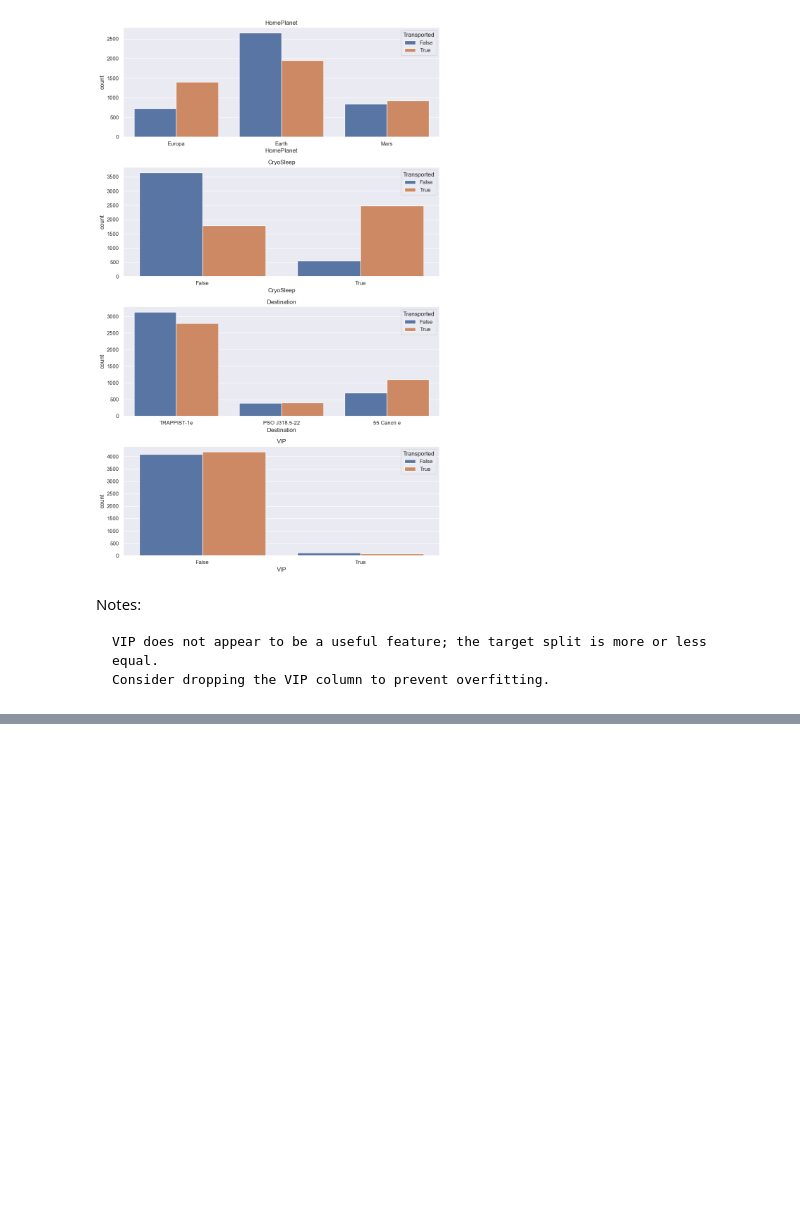
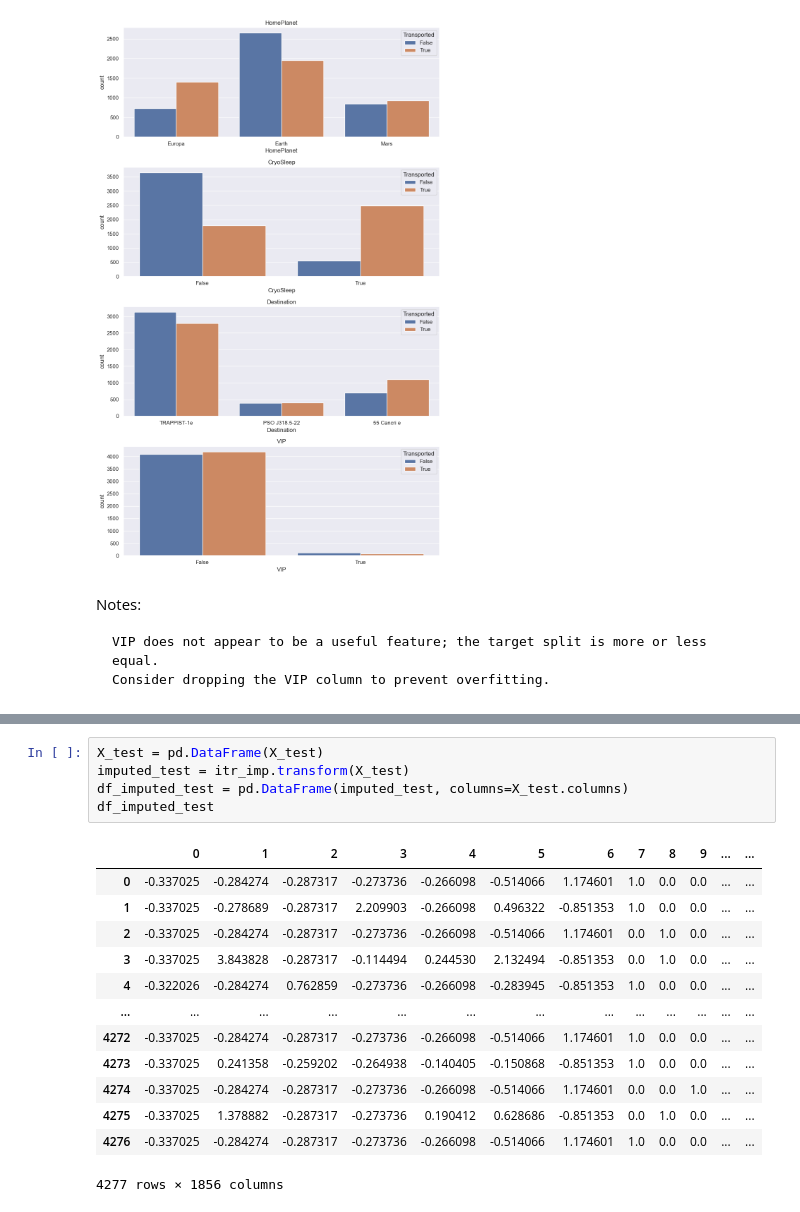
Before and after one commit to Ishank-jn/Spaceship-Titanic, a Jupyter notebook: __main__.ipynb, the cells around one changed output, grey strips where cells are left out. Cells and saved outputs as stored; diff of their text form; blank space fills up the shorter version.

```diff
--- a/Main.ipynb
+++ b/__main__.ipynb
@@ -224,0 +276,19 @@ mv
+# %%
+X_test = pd.DataFrame(X_test)
+imputed_test = itr_imp.transform(X_test)
+df_imputed_test = pd.DataFrame(imputed_test, columns=X_test.columns)
+df_imputed_test
+# %% [output]
+|  | 0 | 1 | 2 | 3 | 4 | 5 | 6 | 7 | 8 | 9 | ... | ... |
+| 0 | -0.337025 | -0.284274 | -0.287317 | -0.273736 | -0.266098 | -0.514066 | 1.174601 | 1.0 | 0.0 | 0.0 | ... | ... |
+| 1 | -0.337025 | -0.278689 | -0.287317 | 2.209903 | -0.266098 | 0.496322 | -0.851353 | 1.0 | 0.0 | 0.0 | ... | ... |
+| 2 | -0.337025 | -0.284274 | -0.287317 | -0.273736 | -0.266098 | -0.514066 | 1.174601 | 0.0 | 1.0 | 0.0 | ... | ... |
+| 3 | -0.337025 | 3.843828 | -0.287317 | -0.114494 | 0.244530 | 2.132494 | -0.851353 | 0.0 | 1.0 | 0.0 | ... | ... |
+| 4 | -0.322026 | -0.284274 | 0.762859 | -0.273736 | -0.266098 | -0.283945 | -0.851353 | 1.0 | 0.0 | 0.0 | ... | ... |
+| ... | ... | ... | ... | ... | ... | ... | ... | ... | ... | ... | ... | ... |
+| 4272 | -0.337025 | -0.284274 | -0.287317 | -0.273736 | -0.266098 | -0.514066 | 1.174601 | 1.0 | 0.0 | 0.0 | ... | ... |
+| 4273 | -0.337025 | 0.241358 | -0.259202 | -0.264938 | -0.140405 | -0.150868 | -0.851353 | 1.0 | 0.0 | 0.0 | ... | ... |
+| 4274 | -0.337025 | -0.284274 | -0.287317 | -0.273736 | -0.266098 | -0.514066 | 1.174601 | 0.0 | 0.0 | 1.0 | ... | ... |
+| 4275 | -0.337025 | 1.378882 | -0.287317 | -0.273736 | 0.190412 | 0.628686 | -0.851353 | 0.0 | 1.0 | 0.0 | ... | ... |
+| 4276 | -0.337025 | -0.284274 | -0.287317 | -0.273736 | -0.266098 | -0.514066 | 1.174601 | 1.0 | 0.0 | 0.0 | ... | ... |
+4277 rows × 1856 columns
```
Also changed, not shown: parts of 29 cells of this notebook.
